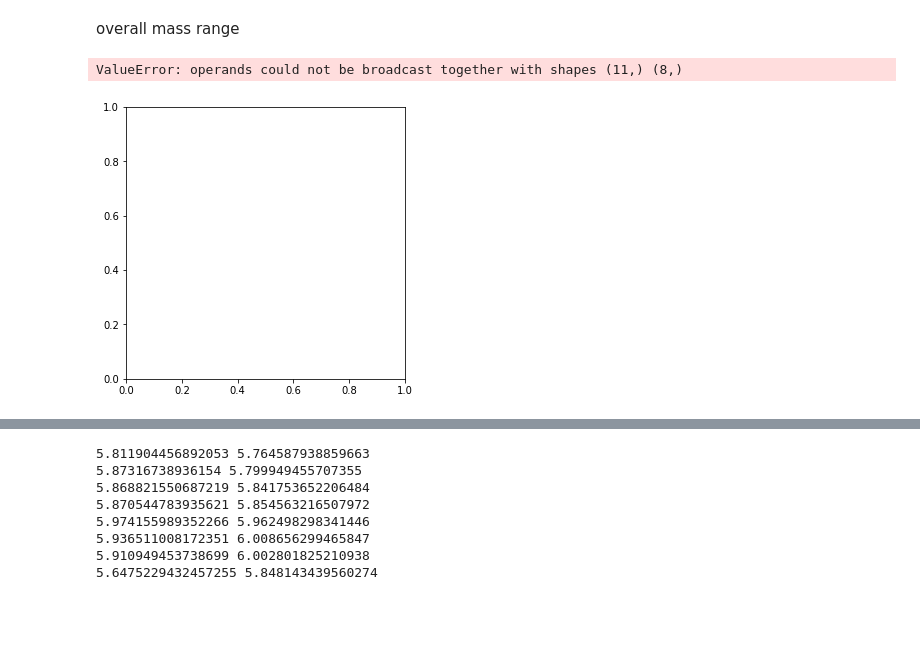
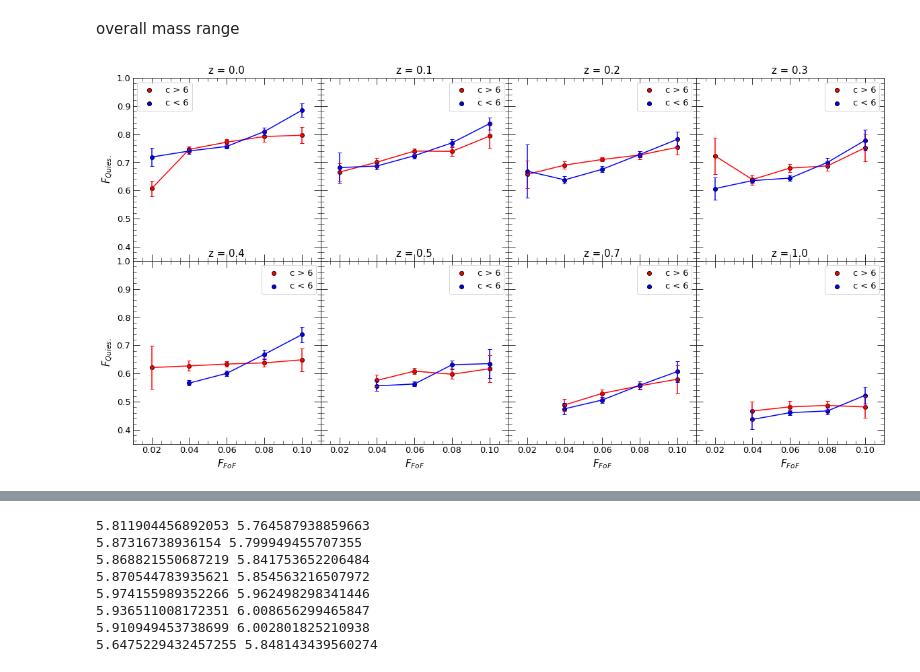
Before and after one commit to eunheeko/WFMinIllustrisTNG, a Jupyter notebook: WFMinIllustrisTNG.ipynb, the cells around one changed output, grey strips where cells are left out. Saved outputs shown, nothing was run; the diff lists cells and outputs as text; code cells hidden in the pictures; blank space fills up the shorter version.

Commit message:
develop the figures

```diff
--- a/WFMinIllustrisTNG.ipynb
+++ b/WFMinIllustrisTNG.ipynb
@@ -348,13 +355,14 @@ h = 0.704
 overall mass range
 # %%
 colors = ['red', 'orange', 'green', 'blue']
+
+fig, ax = plt.subplots(2, 4, figsize = (20, 10), sharex = True, sharey = True)
+fig.subplots_adjust(hspace = 0, wspace = 0)
 
 for isnap, snap in enumerate(snaps_full[:-2]):
 
     scale_factor = scale_factors[isnap]
     z = zs_full[isnap]
-
-    fig, ax = plt.subplots(figsize = (5, 5), sharex = True, sharey = True)
 
     with open(f'./lists_all/m200_snap{snap:03d}', "rb") as f:
         m200s = pickle.load(f)
@@ -409,47 +417,66 @@ for isnap, snap in enumerate(snaps_full[:-2]):
         fqs_median.append(np.mean(meds))
         fqs_std.append(np.std(meds))
 
-    ax.scatter(fof_range, fqs_median, color = 'red', edgecolor = 'black', label = 'c > 6')
-    ax.errorbar(fof_range, fqs_median, yerr = fqs_std, color = 'red', capsize = 3)
+    ax[isnap//4, isnap%4].scatter(fof_range, fqs_median, color = 'red', edgecolor = 'black', label = 'c > 6')
+    ax[isnap//4, isnap%4].errorbar(fof_range, fqs_median, yerr = fqs_std, color = 'red', capsize = 3)
 
 
     ## prevalent
     mask = m_mask & new_mask
     fqs_partial = [[fqs[mask][i] for i in range(len(fqs[mask])) if fofs[mask][i] >= fof - 0.01 and fofs[mask][i] < fof + 0.01] for fof in fof_range]
 
     fqs_median = []
     fqs_std = []
 
     for el in fqs_partial:
 
         if len(el) < 5:
             fqs_median.append(np.nan)
             fqs_std.append(np.nan)
             continue
 
         meds = []
 
         for _ in range(100):
             bsamp = np.random.choice(el, size = len(el), replace = True)
             meds.append(np.median(bsamp))
 
         fqs_median.append(np.mean(meds))
         fqs_std.append(np.std(meds))
 
-    ax.scatter(fof_range, fqs_median, color = 'blue', edgecolor = 'black', label = 'c < 6')
-    ax.errorbar(fof_range, fqs_median, yerr = fqs_std, color = 'blue', capsize = 3)
+    ax[isnap//4, isnap%4].scatter(fof_range, fqs_median, color = 'blue', edgecolor = 'black', label = 'c < 6')
+    ax[isnap//4, isnap%4].errorbar(fof_range, fqs_median, yerr = fqs_std, color = 'blue', capsize = 3)
 
-    ax.set_xlim(0.01, 0.11)
-    ax.set_ylim(0.35, 1)
+    ax[isnap//4, isnap%4].set_xlim(0.01, 0.11)
+    ax[isnap//4, isnap%4].set_ylim(0.35, 1)
 
-    ax.set_title(f'halo mass = {13.0:.1f} - {14.5:.1f}')
-    ax.set_xlabel('$F_{FoF}$')
-    ax.set_ylabel('$F_{Quies.}$')
-    ax.legend()
 
-    fig.suptitle(f'z = {z:.1f}')
+    ax[isnap//4, isnap%4].set_title(f'halo mass = {13.0:.1f} - {14.5:.1f}')
+
+    ax[isnap//4, isnap%4].set_xlabel('$F_{FoF}$', fontsize = 15)
+
+    if isnap%4 == 0:
+        ax[isnap//4, isnap%4].set_ylabel('$F_{Quies.}$', fontsize = 15)
+    else:
+        pass
+    ax[isnap//4, isnap%4].legend(fontsize = 13)
+
+    ax[isnap//4, isnap%4].set_title(f'z = {z:.1f}', fontsize = 15)
+
+    ax[isnap//4, isnap%4].xaxis.set_major_locator(MultipleLocator(0.02))
+    ax[isnap//4, isnap%4].yaxis.set_major_locator(MultipleLocator(0.1))
+
+    ax[isnap//4, isnap%4].xaxis.set_minor_locator(AutoMinorLocator())
+    ax[isnap//4, isnap%4].yaxis.set_minor_locator(AutoMinorLocator())
+
+    ax[isnap//4, isnap%4].tick_params(which = 'major', length = 10, direction = 'in', labelsize = 13)
+    ax[isnap//4, isnap%4].tick_params(which = 'minor', length = 5, direction = 'in', labelsize = 13)
+
+    ax[isnap//4, isnap%4].xaxis.set_ticks_position('both')
+    ax[isnap//4, isnap%4].yaxis.set_ticks_position('both')
+
+fig.savefig('./figs/wfm_all.png')
 # %% [output]
-ValueError: operands could not be broadcast together with shapes (11,) (8,)
-[figure, old version]
+[figure, new version]
 # %%
 # np.concatenate(fqs)
```
Also changed, not shown: parts of 4 cells of this notebook, 2 other files.
